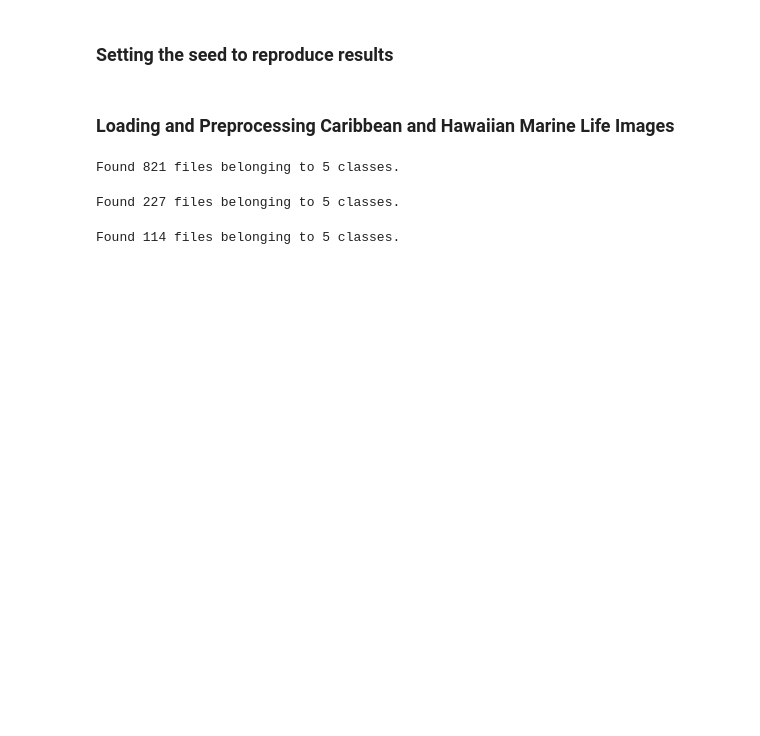
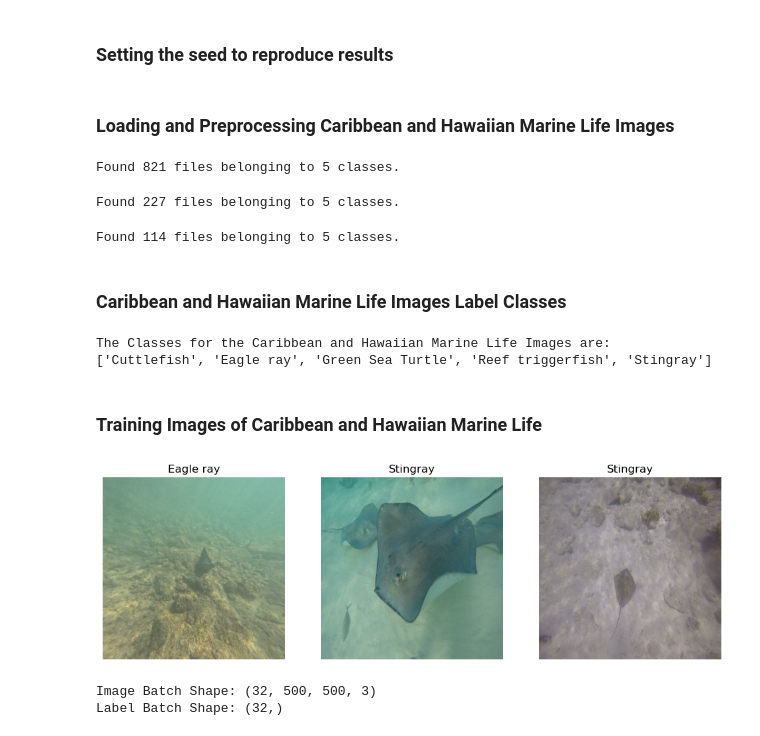
Before and after one commit to rjohnson279/Caribbean-and-Hawaiian-Marine-Reef-Life-Image-Classification, a Jupyter notebook: Caribbean and Hawaiian Marine (reef) life Single-label image classification model.ipynb, the cells around one changed output. Drawn from its saved outputs; the diff is of its cells as text; code cells hidden in the pictures; blank space fills up the shorter version.

```diff
--- a/Caribbean and Hawaiian Marine (reef) life Single-label image classification model.ipynb
+++ b/Caribbean and Hawaiian Marine (reef) life Single-label image classification model.ipynb
@@ -226,3 +226,35 @@ test_data = tf.keras.preprocessing.image_dataset_from_directory(
 )
 # %% [output]
 Found 114 files belonging to 5 classes.
+# %% [markdown]
+### Caribbean and Hawaiian Marine Life Images Label Classes
+# %%
+car_hawai_labels = train_data.class_names
+print(f'The Classes for the Caribbean and Hawaiian Marine Life Images are:\n{car_hawai_labels}')
+# %% [output]
+The Classes for the Caribbean and Hawaiian Marine Life Images are:
+['Cuttlefish', 'Eagle ray', 'Green Sea Turtle', 'Reef triggerfish', 'Stingray']
+# %% [markdown]
+### Training Images of Caribbean and Hawaiian Marine Life
+# %%
+plt.figure(figsize=(12, 12))
+for imag, lab in train_data.take(1): # take(1) for the 1 batch (32 images)
+    for i in range(3):
+        ax = plt.subplot(2, 3, i + 1) # better spacing
+        plt.axis("off") # not axis
+        plt.imshow(imag[i].numpy().astype("uint16"))
+        plt.title(car_hawai_labels[lab[i]])
+# %% [output]
+[figure, added]
+# %%
+for imag, lab in train_data.take(1):
+    print(f'Image Batch Shape: {imag.shape}\nLabel Batch Shape: {lab.shape}')
+
+# Image Batch Shape:
+# 1. number of images per batch (32)
+# 2. Height of the image (500)
+# 3. Width of the image (500)
+# 4. Channel is (3) for RGB colors
+# %% [output]
+Image Batch Shape: (32, 500, 500, 3)
+Label Batch Shape: (32,)
```
